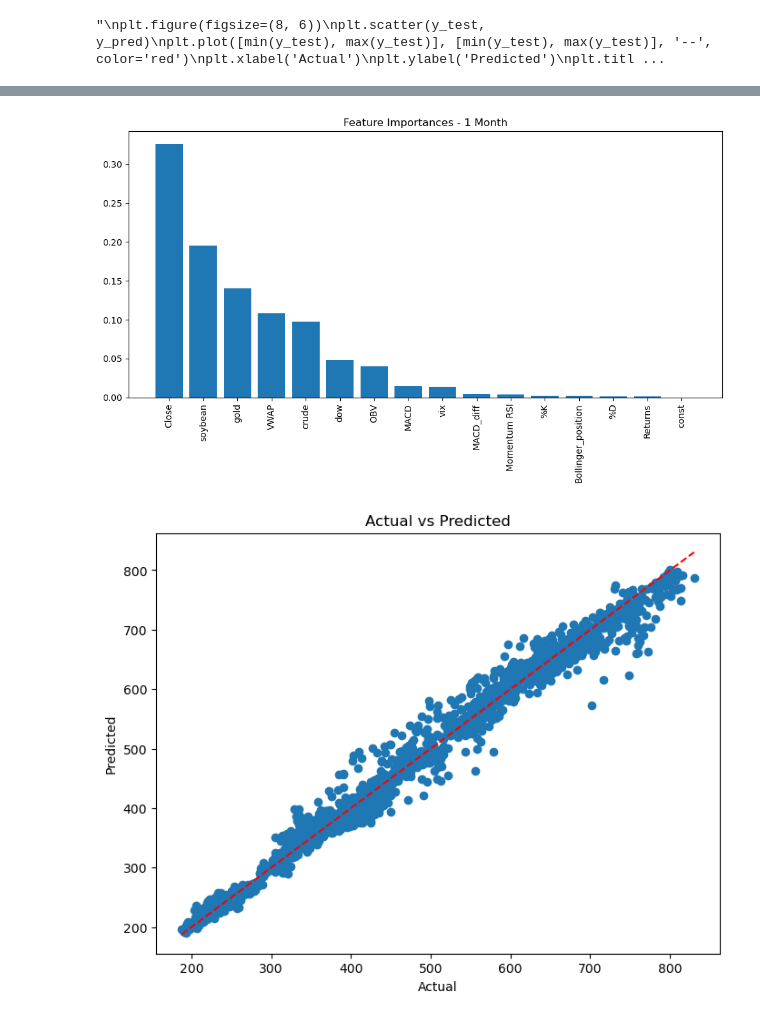
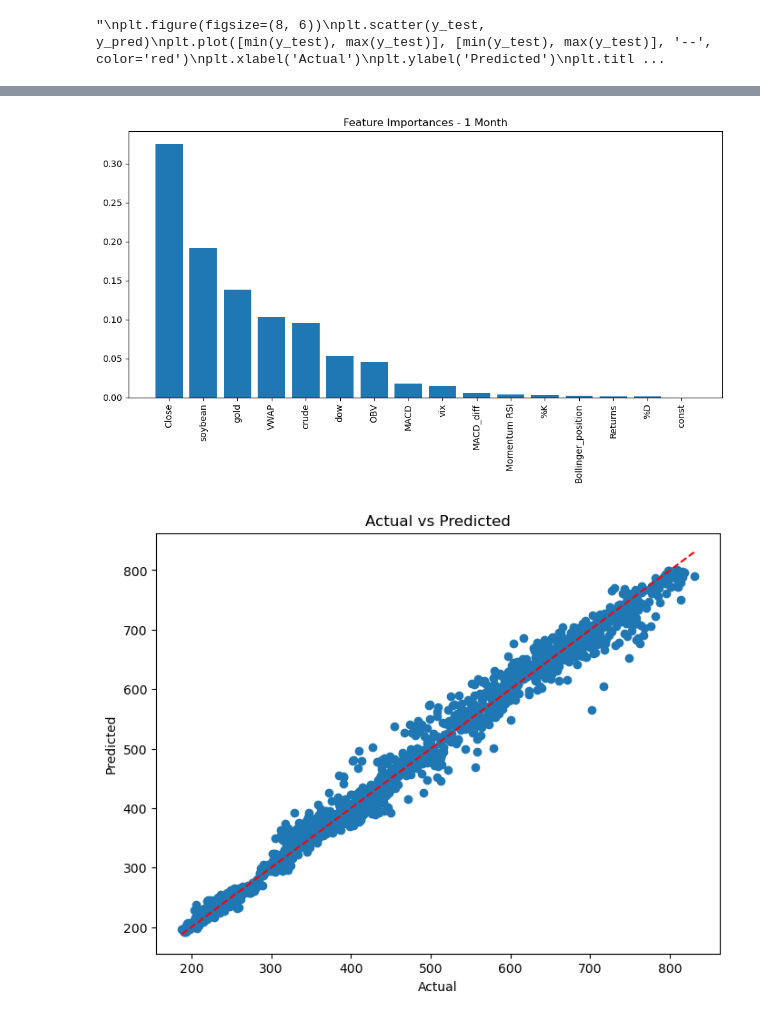
Before and after one commit to aadit-bhatia/maizerunner, a Jupyter notebook: single_security_strat.ipynb, the cells around one changed output, grey strips where cells are left out. Cells and saved outputs as stored; diff of their text form; code cells hidden in the pictures.

```diff
--- a/single_security_strat.ipynb
+++ b/single_security_strat.ipynb
@@ -238,6 +225,20 @@ def objective(trial):
     # Evaluate the model
     y_pred = rf_model.predict(X_test)
     return mean_squared_error(y_test, y_pred)
+# %%
+#OLS
+    #Specifying Axes
+x_vars = ['Returns', 'Momentum RSI', 'Close','MACD','MACD_diff','Bollinger_position','OBV','%K','%D','VWAP','vix','dow','gold','crude','soybean']
+X = merged_df.loc[:, x_vars] #Selecting only from merged_df
+y = merged_df['Week Price']
+
+    #Training and Testing Data
+X_train, X_test, y_train, y_test = train_test_split(X, y, test_size=0.5, random_state=42)
+
+    # Add constant term to X_train and X_test
+X_train = sm.add_constant(X_train)
+X_test = sm.add_constant(X_test)
+X_full = sm.add_constant(X)
 # %%
 # Visualization: Actual vs Predicted
 '''
@@ -388,32 +389,32 @@ Mean Squared Error(MSE): 334.27
 # %%
-feature_importances = rf_best_week.feature_importances_
+feature_importances = rf_best_month.feature_importances_
 sorted_indices = np.argsort(feature_importances)[::-1]
 plt.figure(figsize=(10, 6))
 plt.title("Feature Importances - 1 Month")
 plt.bar(range(X_train.shape[1]), feature_importances[sorted_indices], align="center")
 plt.xticks(range(X_train.shape[1]), X_train.columns[sorted_indices], rotation=90)
 plt.tight_layout()
 plt.show()
 
 # Visualization: Actual vs Predicted
 plt.figure(figsize=(8, 6))
-plt.scatter(y_test, y_pred_week)
+plt.scatter(y_test, y_pred_month)
 plt.plot([min(y_test), max(y_test)], [min(y_test), max(y_test)], '--', color='red')
 plt.xlabel('Actual')
 plt.ylabel('Predicted')
 plt.title('Actual vs Predicted')
 plt.show()
 
-y_pred_week_full = rf_best_week.predict(X_full)
+y_pred_month_full = rf_best_month.predict(X_full)
 
 plt.figure(figsize=(12, 6))
 plt.plot(merged_df.index, y, label='Actual')
-plt.plot(merged_df.index, y_pred_week_full, label='Predicted')
+plt.plot(merged_df.index, y_pred_month_full, label='Predicted')
 plt.title('Time Series of Actual vs Predicted Next Month Price')
 plt.xlabel('Date')
 plt.ylabel('Month Returns')
 plt.legend()
 plt.show()
 # %% [output]
-[figure, old version]
+[figure, new version]
-[figure, old version]
+[figure, new version]
```
Also changed, not shown: parts of 11 cells of this notebook.
